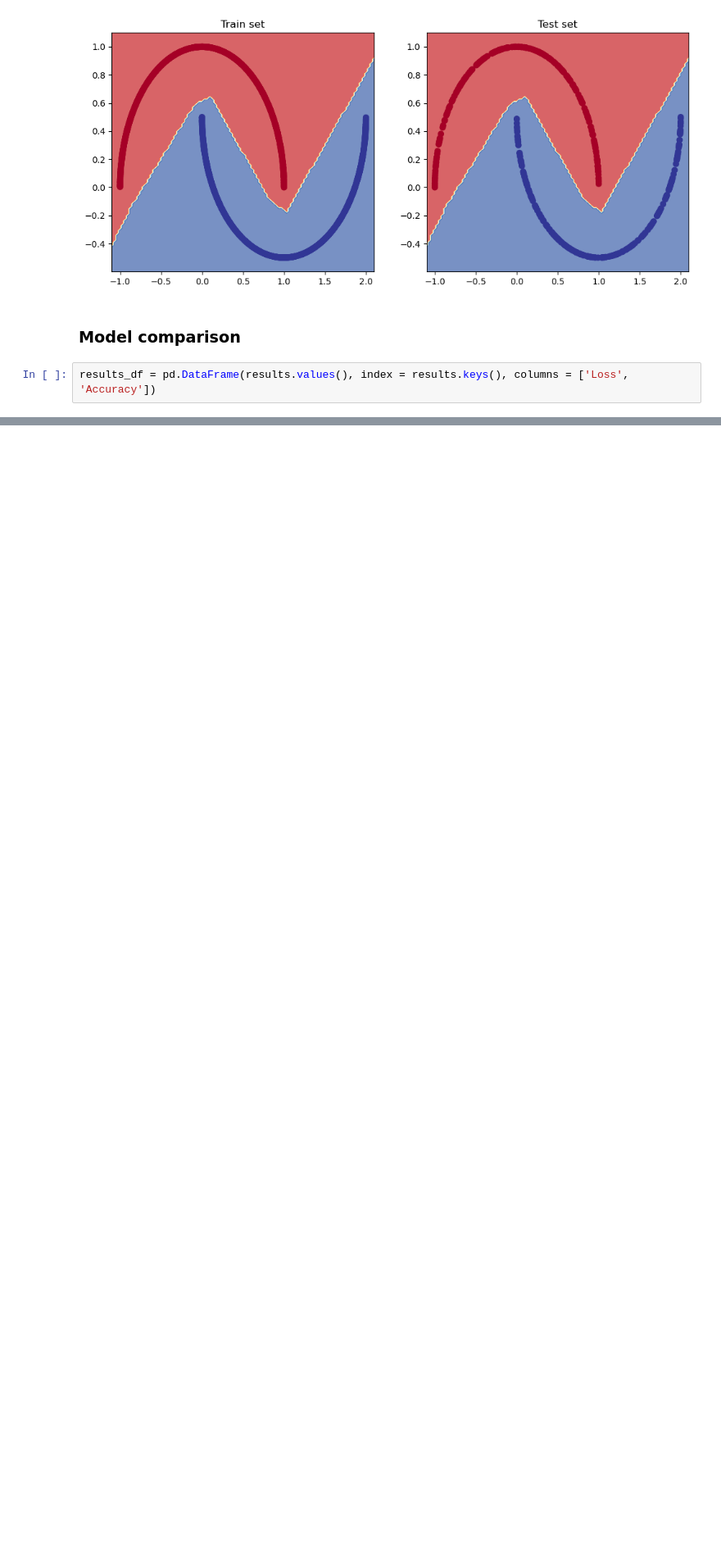
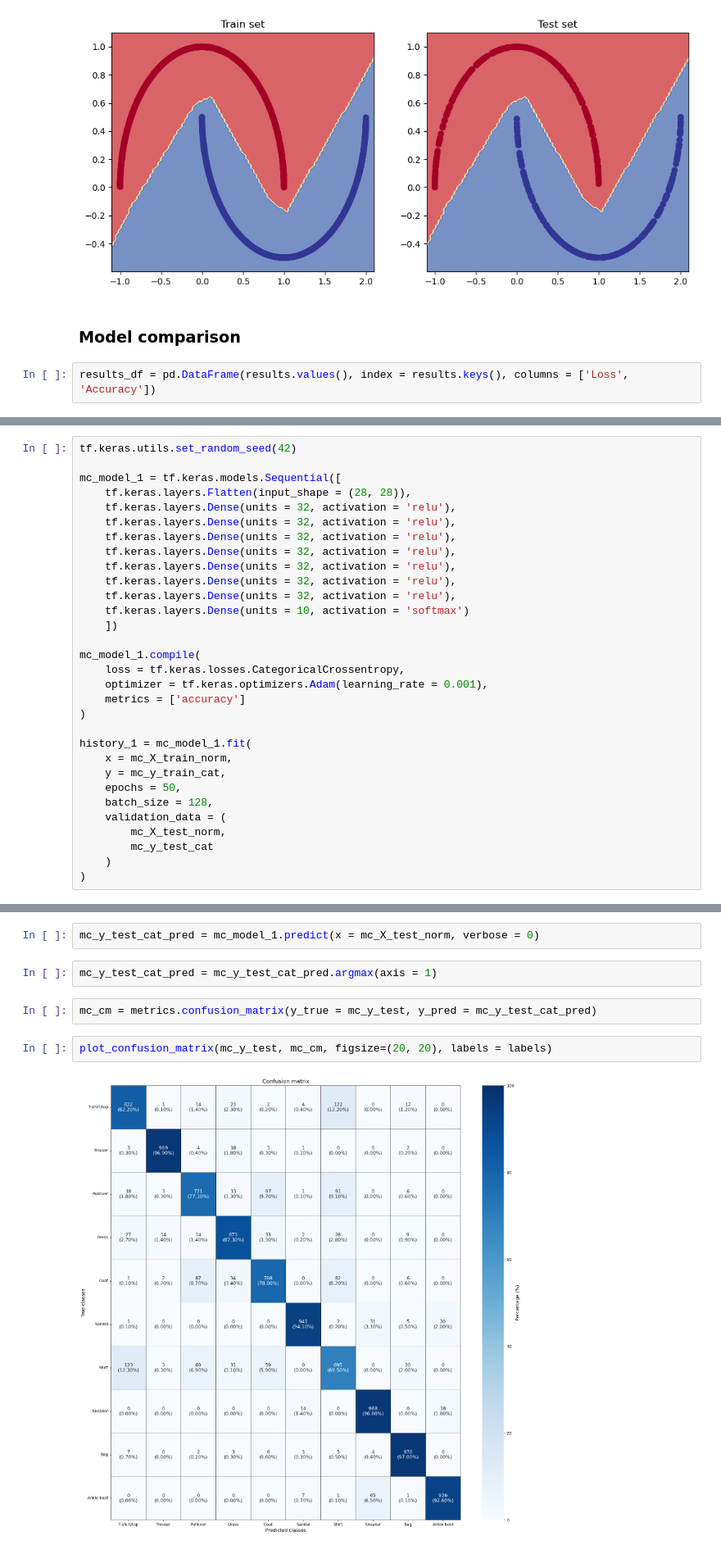
Before and after one commit to alchemistbg/udemy-tensorflow-developer-certificate-bootcamp, a Jupyter notebook: Section-04/Classification_Exercises.ipynb, the cells around one changed output, grey strips where cells are left out. Shown at 82% size. Drawn from its saved outputs; the diff is of its cells as text; blank space fills up the shorter version.

```diff
--- a/Section-04/Classification_Exercises.ipynb
+++ b/Section-04/Classification_Exercises.ipynb
@@ -404,0 +576,31 @@ results_df
+# %%
+tf.keras.utils.set_random_seed(42)
+
+mc_model_1 = tf.keras.models.Sequential([
+    tf.keras.layers.Flatten(input_shape = (28, 28)),
+    tf.keras.layers.Dense(units = 32, activation = 'relu'),
+    tf.keras.layers.Dense(units = 32, activation = 'relu'),
+    tf.keras.layers.Dense(units = 32, activation = 'relu'),
+    tf.keras.layers.Dense(units = 32, activation = 'relu'),
+    tf.keras.layers.Dense(units = 32, activation = 'relu'),
+    tf.keras.layers.Dense(units = 32, activation = 'relu'),
+    tf.keras.layers.Dense(units = 32, activation = 'relu'),
+    tf.keras.layers.Dense(units = 10, activation = 'softmax')
+    ])
+
+mc_model_1.compile(
+    loss = tf.keras.losses.CategoricalCrossentropy,
+    optimizer = tf.keras.optimizers.Adam(learning_rate = 0.001),
+    metrics = ['accuracy']
+)
+
+history_1 = mc_model_1.fit(
+    x = mc_X_train_norm,
+    y = mc_y_train_cat,
+    epochs = 50,
+    batch_size = 128,
+    validation_data = (
+        mc_X_test_norm,
+        mc_y_test_cat
+    )
+)
@@ -404,0 +631,10 @@ results_df
+# %%
+mc_y_test_cat_pred = mc_model_1.predict(x = mc_X_test_norm, verbose = 0)
+# %%
+mc_y_test_cat_pred = mc_y_test_cat_pred.argmax(axis = 1)
+# %%
+mc_cm = metrics.confusion_matrix(y_true = mc_y_test, y_pred = mc_y_test_cat_pred)
+# %%
+plot_confusion_matrix(mc_y_test, mc_cm, figsize=(20, 20), labels = labels)
+# %% [output]
+[figure, added]
```
Also changed, not shown: parts of 37 cells of this notebook.
